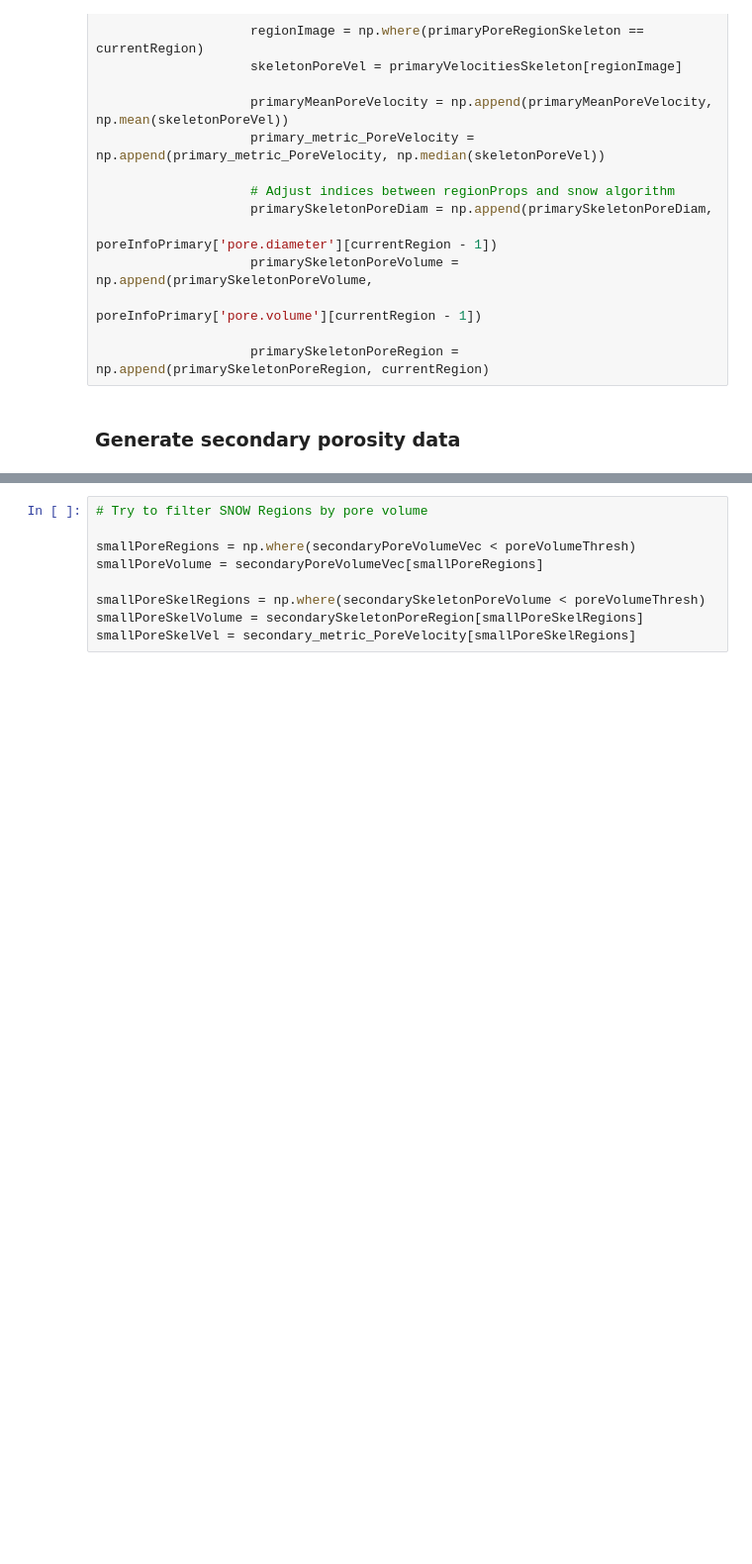
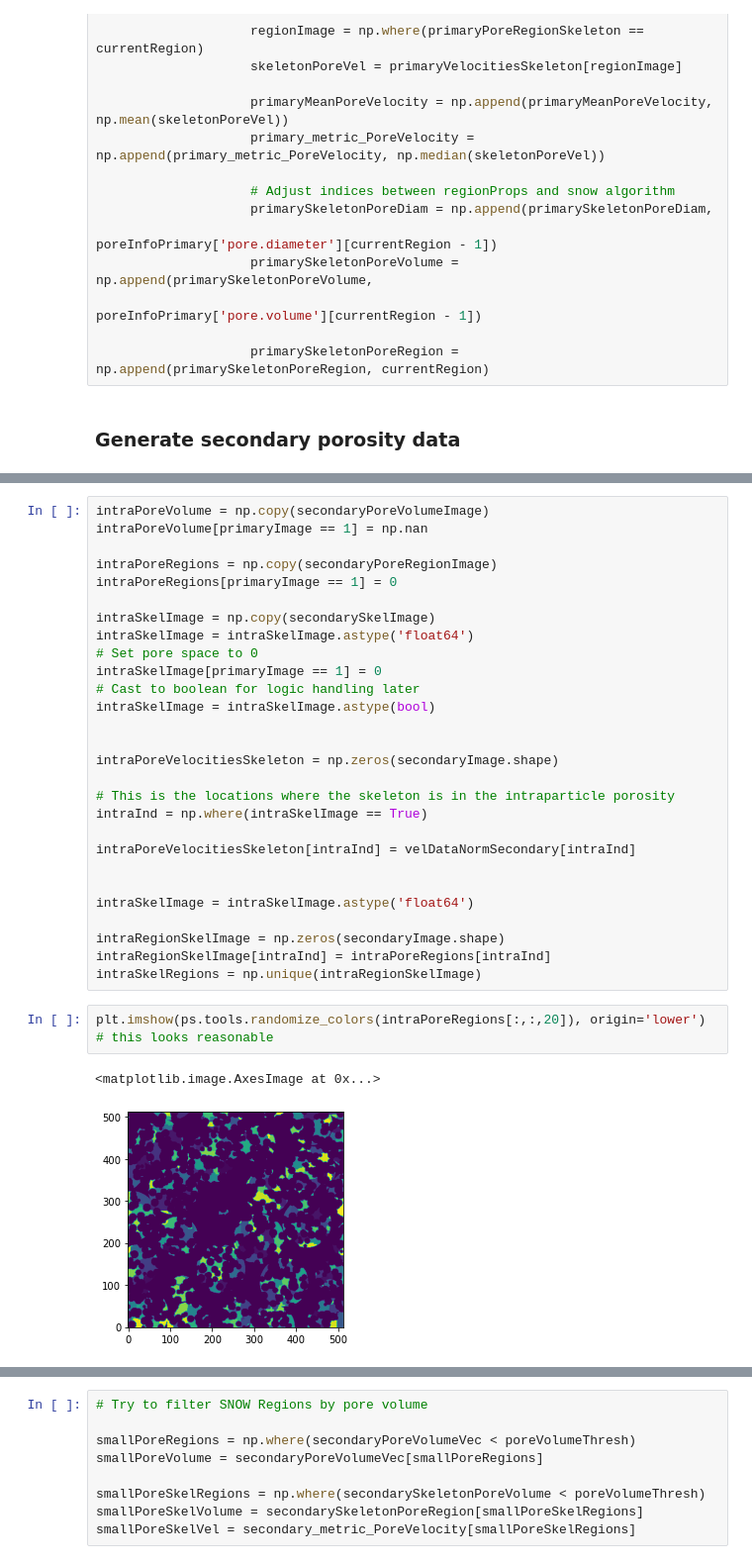
Before and after one commit to akkendrick/LABMOPS, a Jupyter notebook: findLowFlow.ipynb, the cells around one changed output, grey strips where cells are left out. Shown at 99% size. Cells and saved outputs as stored; diff of their text form; blank space fills up the shorter version.

```diff
--- a/findLowFlow.ipynb
+++ b/findLowFlow.ipynb
@@ -192,0 +262,34 @@ for a in tqdm.tqdm(range(0,len(allSecondaryRegions)), 'Secondary Regions Loop'):
+# %%
+intraPoreVolume = np.copy(secondaryPoreVolumeImage)
+intraPoreVolume[primaryImage == 1] = np.nan
+
+intraPoreRegions = np.copy(secondaryPoreRegionImage)
+intraPoreRegions[primaryImage == 1] = 0
+
+intraSkelImage = np.copy(secondarySkelImage)
+intraSkelImage = intraSkelImage.astype('float64')
+# Set pore space to 0
+intraSkelImage[primaryImage == 1] = 0
+# Cast to boolean for logic handling later
+intraSkelImage = intraSkelImage.astype(bool)
+
+
+intraPoreVelocitiesSkeleton = np.zeros(secondaryImage.shape)
+
+# This is the locations where the skeleton is in the intraparticle porosity
+intraInd = np.where(intraSkelImage == True)
+
+intraPoreVelocitiesSkeleton[intraInd] = velDataNormSecondary[intraInd]
+
+
+intraSkelImage = intraSkelImage.astype('float64')
+
+intraRegionSkelImage = np.zeros(secondaryImage.shape)
+intraRegionSkelImage[intraInd] = intraPoreRegions[intraInd]
+intraSkelRegions = np.unique(intraRegionSkelImage)
+# %%
+plt.imshow(ps.tools.randomize_colors(intraPoreRegions[:,:,20]), origin='lower')
+# this looks reasonable
+# %% [output]
+<matplotlib.image.AxesImage at 0x...>
+[figure, added]
```
Also changed, not shown: parts of 39 cells of this notebook, 1 other file.
